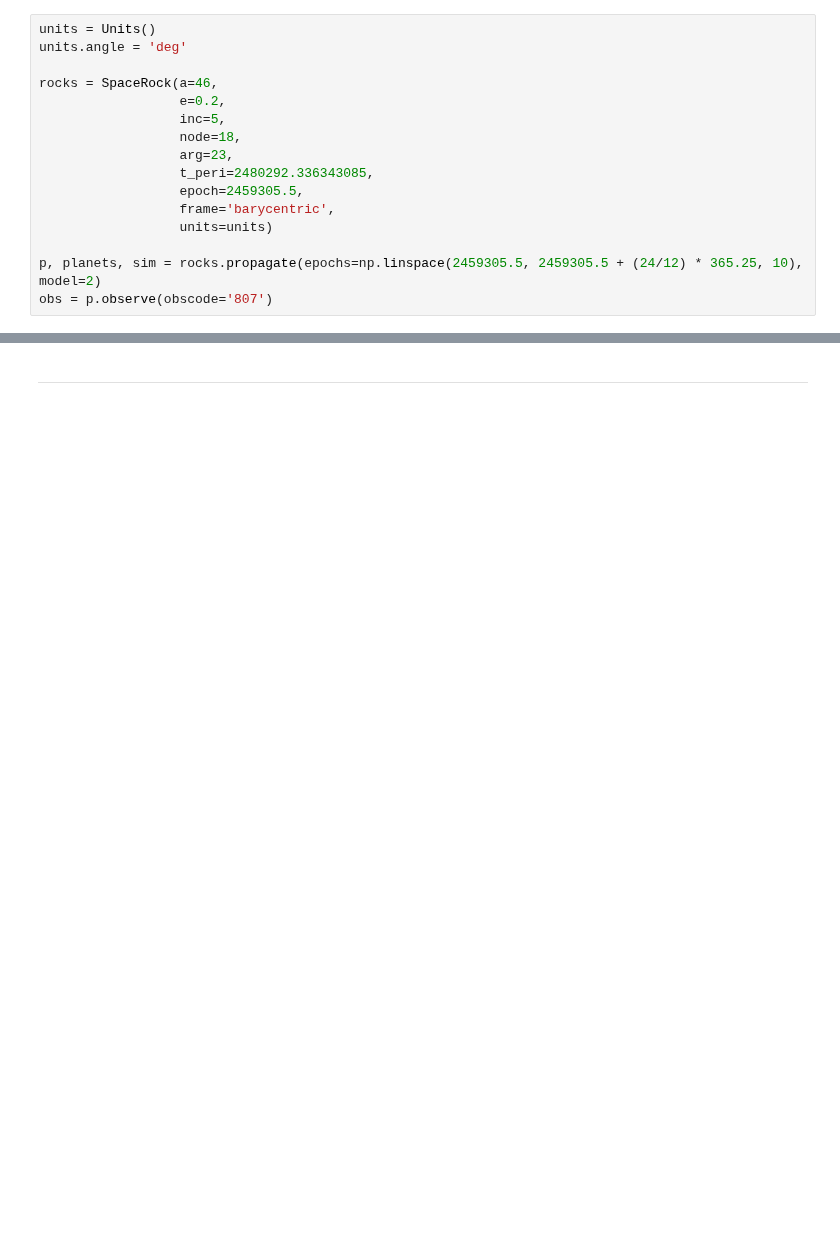
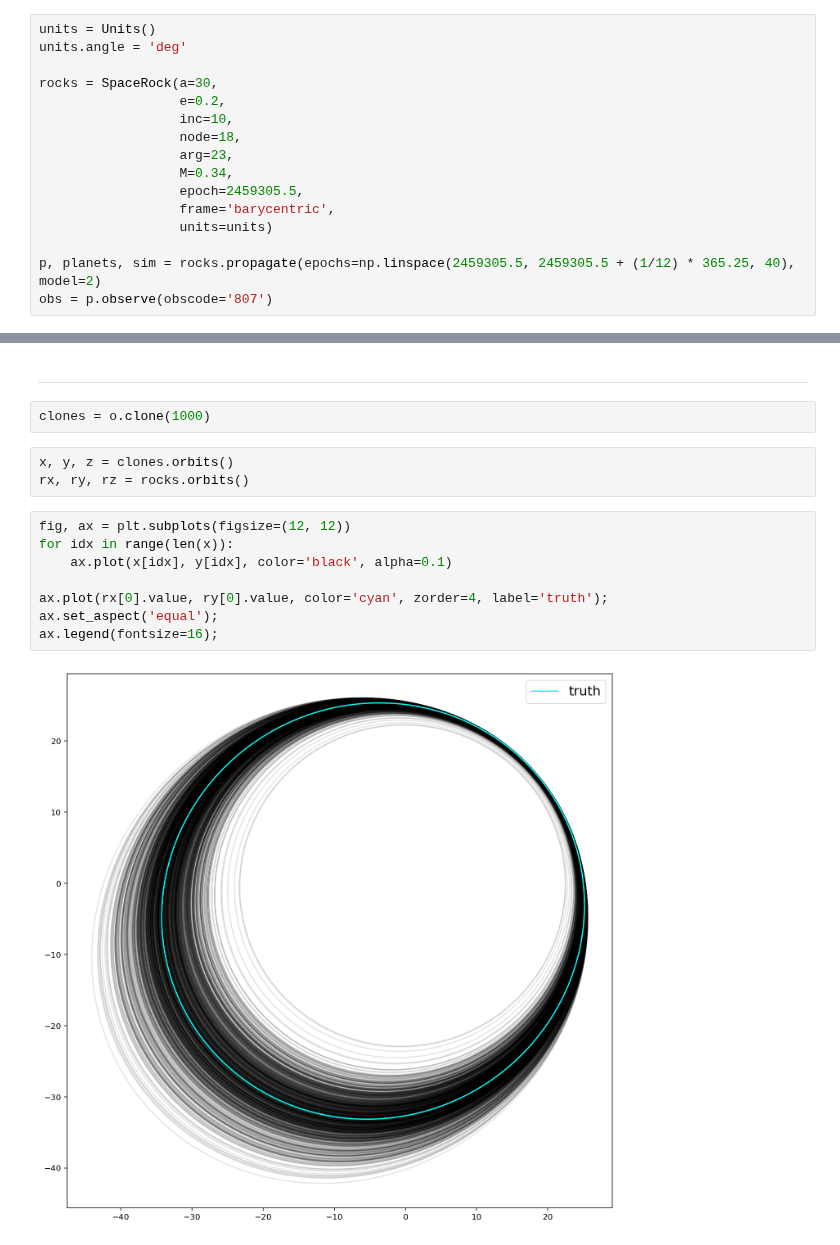
Before and after one commit to kjnapier/spacerocks, a Jupyter notebook: OrbitFitting.ipynb, the cells around one changed output, grey strips where cells are left out. Drawn from its saved outputs; the diff is of its cells as text; blank space fills up the shorter version.

Commit message:
changing orbfit to spacerocks

```diff
--- a/OrbitFitting.ipynb
+++ b/OrbitFitting.ipynb
@@ -10,17 +10,17 @@ import matplotlib.pyplot as plt
 units = Units()
 units.angle = 'deg'
 
-rocks = SpaceRock(a=46,
+rocks = SpaceRock(a=30,
                   e=0.2,
-                  inc=5,
+                  inc=10,
                   node=18,
                   arg=23,
-                  t_peri=2480292.336343085,
+                  M=0.34,
                   epoch=2459305.5,
                   frame='barycentric',
                   units=units)
 
-p, planets, sim = rocks.propagate(epochs=np.linspace(2459305.5, 2459305.5 + (24/12) * 365.25, 10), model=2)
+p, planets, sim = rocks.propagate(epochs=np.linspace(2459305.5, 2459305.5 + (1/12) * 365.25, 40), model=2)
 obs = p.observe(obscode='807')
 # %%
 units = Units()
@@ -59,2 +52,17 @@ print(pos_pred)
 # %% [markdown]
 ---
+# %%
+clones = o.clone(1000)
+# %%
+x, y, z = clones.orbits()
+rx, ry, rz = rocks.orbits()
+# %%
+fig, ax = plt.subplots(figsize=(12, 12))
+for idx in range(len(x)):
+    ax.plot(x[idx], y[idx], color='black', alpha=0.1)
+
+ax.plot(rx[0].value, ry[0].value, color='cyan', zorder=4, label='truth');
+ax.set_aspect('equal');
+ax.legend(fontsize=16);
+# %% [output]
+[figure, added]
```
Also changed, not shown: parts of 5 cells of this notebook, 4 other files.
